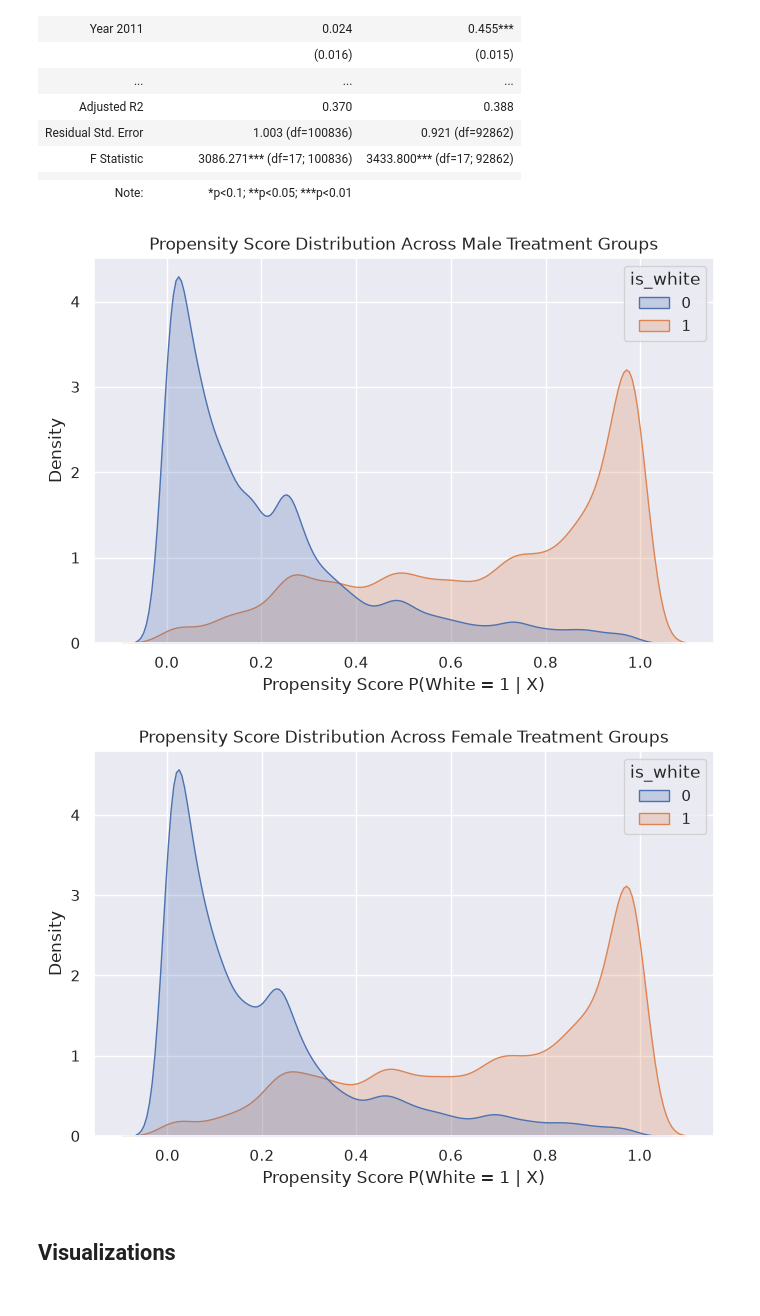
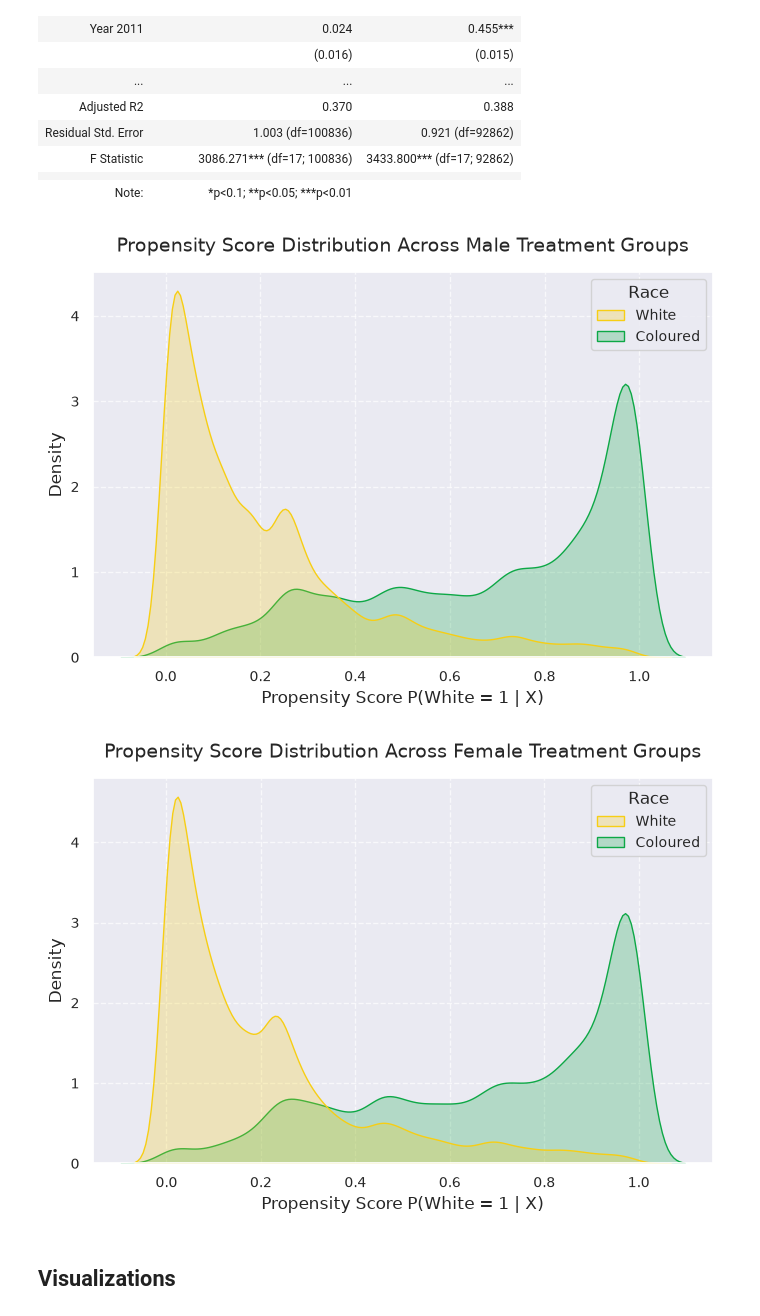
Before and after one commit to erinabruzzy/dsan5650_path1, a Jupyter notebook: apartheid.ipynb, the cells around one changed output. Drawn from its saved outputs; the diff is of its cells as text; code cells hidden in the pictures.

Commit message:
figure formatting

```diff
--- a/apartheid.ipynb
+++ b/apartheid.ipynb
@@ -1154,24 +1146,55 @@ dfi.export(
     table_conversion='matplotlib'
 )
 # %%
+# seaborn theme
+sns.set_theme(style="darkgrid")
+
+# config
+plt.rcParams.update({
+    # Font Sizes
+    'font.size': 12,
+    'axes.labelsize': 12,
+    'axes.titlesize': 14,
+    'xtick.labelsize': 10,
+    'ytick.labelsize': 10,
+    'legend.title_fontsize': 12,
+    'legend.fontsize': 10,
+
+    # Grid Styling
+    'axes.grid': True,
+    'grid.linestyle': '--',
+    'grid.alpha': 0.7,
+    'grid.color': 'white',
+
+    # Title Padding & Spacing
+    'axes.titlepad': 15,
+    'figure.titlesize': 14,
+    'figure.titleweight': 'bold',
+})
+
+# custom palette
+CUSTOM_PALETTE = {0: '#F7CE14', 1: '#0DA846'}
+
 plt.figure(figsize=(8, 5))
-sns.kdeplot(data=pre_match_men, x='propensity_score', hue='is_white', common_norm=False, fill=True)
+ax = sns.kdeplot(data=pre_match_men, x='propensity_score', palette=CUSTOM_PALETTE, hue='is_white', common_norm=False, fill=True)
+sns.move_legend(ax, loc="upper right", title="Race", labels=["White", "Coloured"])
 plt.title('Propensity Score Distribution Across Male Treatment Groups')
 plt.xlabel('Propensity Score P(White = 1 | X)')
 plt.ylabel('Density')
 plt.savefig('images/male_support')
 plt.show()
 # %% [output]
-[figure, old version]
+[figure, new version]
 # %%
 plt.figure(figsize=(8, 5))
-sns.kdeplot(data=pre_match_women, x='propensity_score', hue='is_white', common_norm=False, fill=True)
+ax = sns.kdeplot(data=pre_match_women, x='propensity_score', palette=CUSTOM_PALETTE, hue='is_white', common_norm=False, fill=True)
+sns.move_legend(ax, loc="upper right", title="Race", labels=["White", "Coloured"])
 plt.title('Propensity Score Distribution Across Female Treatment Groups')
 plt.xlabel('Propensity Score P(White = 1 | X)')
 plt.ylabel('Density')
 plt.savefig('images/female_support')
 plt.show()
 # %% [output]
-[figure, old version]
+[figure, new version]
 # %% [markdown]
 ## Visualizations
```
Also changed, not shown: parts of 10 cells of this notebook, 6 other files.
